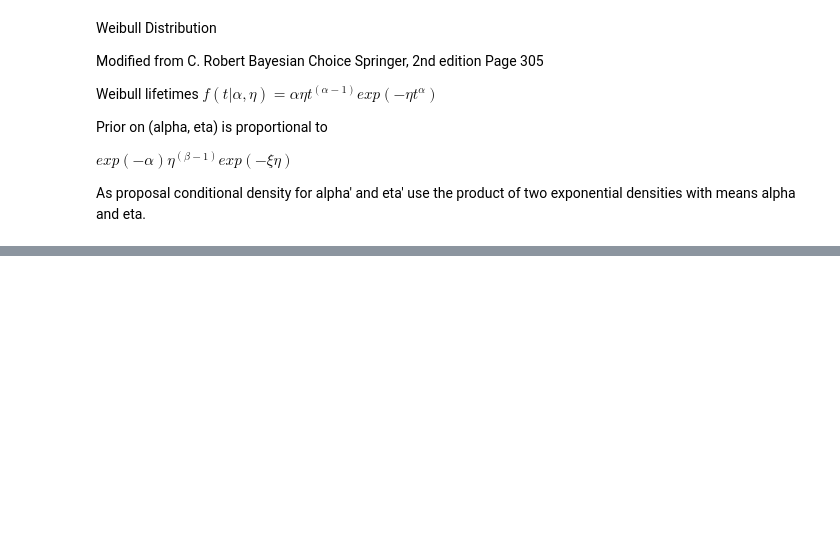
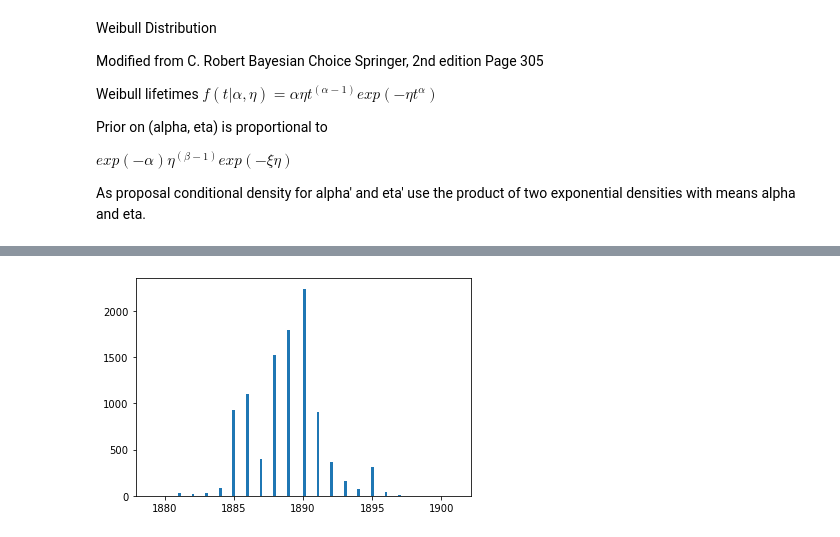
Before and after one commit to Peacock-Biscuit/MSSTAT, a Jupyter notebook: ISyE6420 Bayesian Statistics/Demo/Unit5.ipynb, the cells around one changed output, grey strips where cells are left out. Drawn from its saved outputs; the diff is of its cells as text; code cells hidden in the pictures; blank space fills up the shorter version.

```diff
--- a/ISyE6420 Bayesian Statistics/Demo/Unit5.ipynb
+++ b/ISyE6420 Bayesian Statistics/Demo/Unit5.ipynb
@@ -212,0 +299,42 @@ np.var(etas)
+# %%
+n = len(x)
+NN = 10500
+burn = 500 #burn
+lamda = np.zeros(NN);
+mu = np.zeros(NN);
+m = np.zeros(NN);
+posteriorm = np.zeros(n)
+# %%
+m[0]= 10;
+lamda[0] = 4; #initial lambda
+mu[0] = 1/2;  #initial mu
+# %%
+alpha = 4; #hyperparameter
+beta = 1; #hyperparameter
+gamma = 1/2; #hyperparameter
+delta = 1; #hyperparameter
+# %%
+for i in range(1, NN):
+    mm = m[i-1];
+    mm = int(mm)
+   # Get parameters for generating lambda
+    alpha1 = alpha + sum(x[1:mm]);
+    beta1 = mm + beta;
+   # Generate the variate for lambda.
+    lamda[i] = np.random.gamma(alpha1,1/beta1);
+   #Get parameters for generating mu.
+    gamma1 = gamma + sum(x) - sum(x[1:mm]);
+    delta1 = n-mm+delta;
+   # Generate the variate for mu.
+    mu[i] = np.random.gamma(gamma1,1/delta1);
+    #Now get the probabilities for m.
+    for j in range(n):
+        posteriorm[j] = np.exp((mu[i]-lamda[i])*(j+1))*(lamda[i]/mu[i]) ** sum(x[:j+1])
+    posteriorm = posteriorm/ sum(posteriorm)
+    m[i] = np.random.choice(n, 1, replace=True, p=posteriorm);
+# %%
+#hist(m(burn+1:NN)+1850, n)
+plt.hist(m[burn+1:]+1850, n)
+plt.show()
+# %% [output]
+[figure, added]
```
Also changed, not shown: parts of 25 cells of this notebook, 2 other files.
